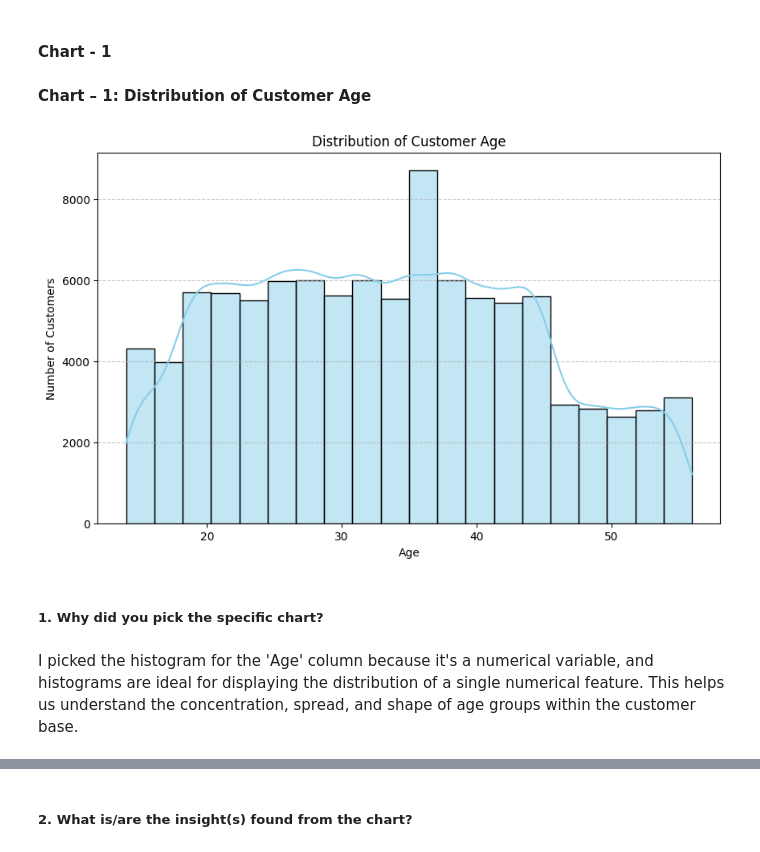
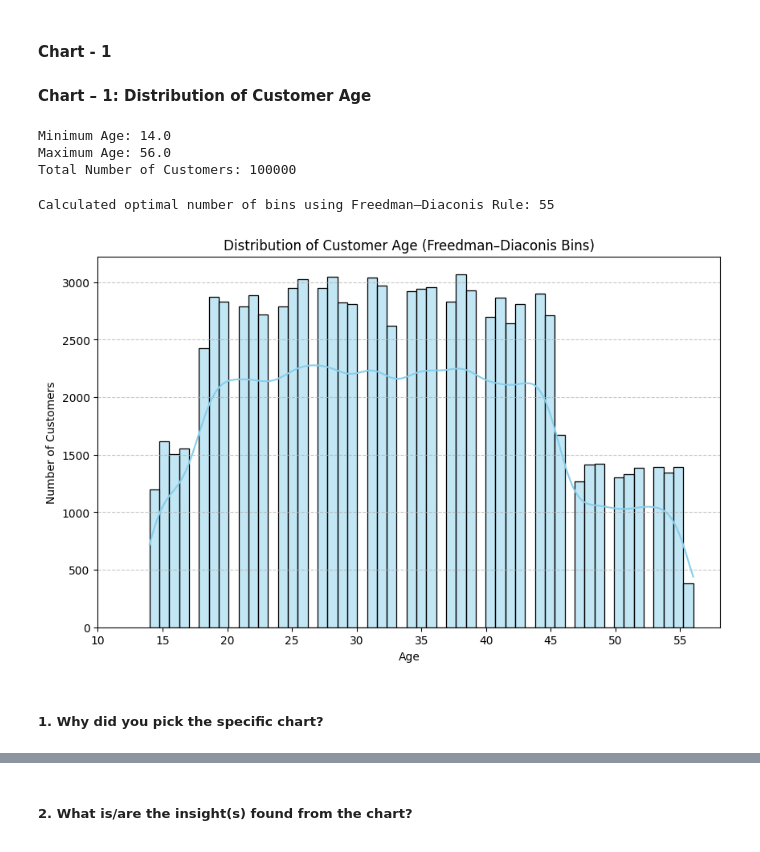
Before and after one commit to Kamalhsn/paisabazaar-banking-fraud-analysis, a Jupyter notebook: Paisabazaar_Banking_Fraud_EDA.ipynb, the cells around one changed output, grey strips where cells are left out. Drawn from its saved outputs; the diff is of its cells as text; code cells hidden in the pictures.

```diff
--- a/Paisabazaar_Banking_Fraud_EDA.ipynb
+++ b/Paisabazaar_Banking_Fraud_EDA.ipynb
@@ -460,18 +460,47 @@ At the end of this process, the dataset is clean, consistent, and ready for expl
 #### Chart - 1
 
 #### Chart – 1: Distribution of Customer Age
+# %%
+min_age = df_wrangle['Age'].min()
+max_age = df_wrangle['Age'].max()
+num_customers = df_wrangle.shape[0]
+
+print(f"Minimum Age: {min_age}")
+print(f"Maximum Age: {max_age}")
+print(f"Total Number of Customers: {num_customers}")
+# %% [output]
+Minimum Age: 14.0
+Maximum Age: 56.0
+Total Number of Customers: 100000
 # %%
 # Chart - 1 visualization code
+
+# Calculate IQR for Age
+Q1 = df_wrangle['Age'].quantile(0.25)
+Q3 = df_wrangle['Age'].quantile(0.75)
+IQR = Q3 - Q1
+
+# Calculate bin width using Freedman–Diaconis Rule
+# Formula: bin_width = 2 * IQR / (n^(1/3))
+n = len(df_wrangle['Age'])
+bin_width_fd = 2 * IQR / (n**(1/3))
+
+# Calculate number of bins
+age_range = df_wrangle['Age'].max() - df_wrangle['Age'].min()
+num_bins_fd = int(np.ceil(age_range / bin_width_fd))
+
+print(f"Calculated optimal number of bins using Freedman–Diaconis Rule: {num_bins_fd}")
+
 plt.figure(figsize=(10, 6))
-sns.histplot(df_wrangle['Age'], bins=20, kde=True, color='skyblue')
-plt.title('Distribution of Customer Age')
+sns.histplot(df_wrangle['Age'], bins=num_bins_fd, kde=True, color='skyblue')
+plt.title('Distribution of Customer Age (Freedman–Diaconis Bins)')
 plt.xlabel('Age')
 plt.ylabel('Number of Customers')
+plt.xticks(np.arange(10, 60, 5)) # Set x-ticks at 5-year intervals for better readability
 plt.grid(axis='y', linestyle='--', alpha=0.7)
 plt.show()
 # %% [output]
+Calculated optimal number of bins using Freedman–Diaconis Rule: 55
-[figure, old version]
+[figure, new version]
 # %% [markdown]
 ##### 1. Why did you pick the specific chart?
-# %% [markdown]
-I picked the histogram for the 'Age' column because it's a numerical variable, and histograms are ideal for displaying the distribution of a single numerical feature. This helps us understand the concentration, spread, and shape of age groups within the customer base.
```
Also changed, not shown: parts of 26 cells of this notebook.
